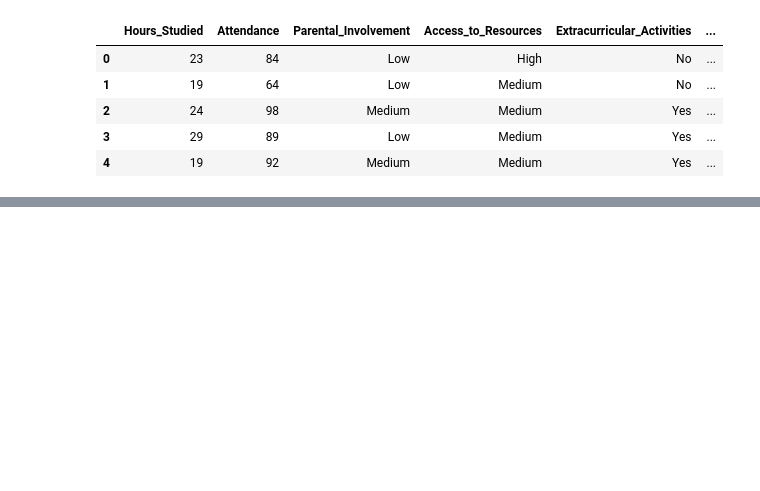
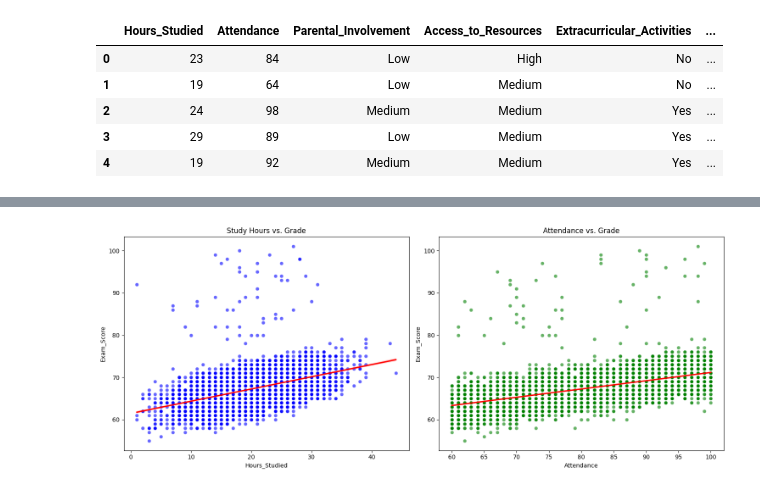
Before and after one commit to juanplima12/studentperformance, a Jupyter notebook: notebooks/analise.ipynb, the cells around one changed output, grey strips where cells are left out. Cells and saved outputs as stored; diff of their text form; code cells hidden in the pictures; blank space fills up the shorter version.

```diff
--- a/notebooks/analise.ipynb
+++ b/notebooks/analise.ipynb
@@ -15,0 +155,17 @@ df.head()
+# %%
+fig, ax = plt.subplots(1, 2, figsize=(15, 6))
+
+#Chart 1: Study Hours vs. Grade
+sns.scatterplot(data=df, x='Hours_Studied', y='Exam_Score', ax=ax[0], color='blue', alpha=0.6)
+sns.regplot(data=df, x='Hours_Studied', y='Exam_Score', ax=ax[0], scatter=False, color='red')
+ax[0].set_title('Study Hours vs. Grade')
+
+#Chart 2: Attendance vs. Grade
+sns.scatterplot(data=df, x='Attendance', y='Exam_Score', ax=ax[1], color='green', alpha=0.6)
+sns.regplot(data=df, x='Attendance', y='Exam_Score', ax=ax[1], scatter=False, color='red')
+ax[1].set_title('Attendance vs. Grade')
+
+plt.tight_layout()
+plt.show()
+# %% [output]
+[figure, added]
```
Also changed, not shown: parts of 26 cells of this notebook.
